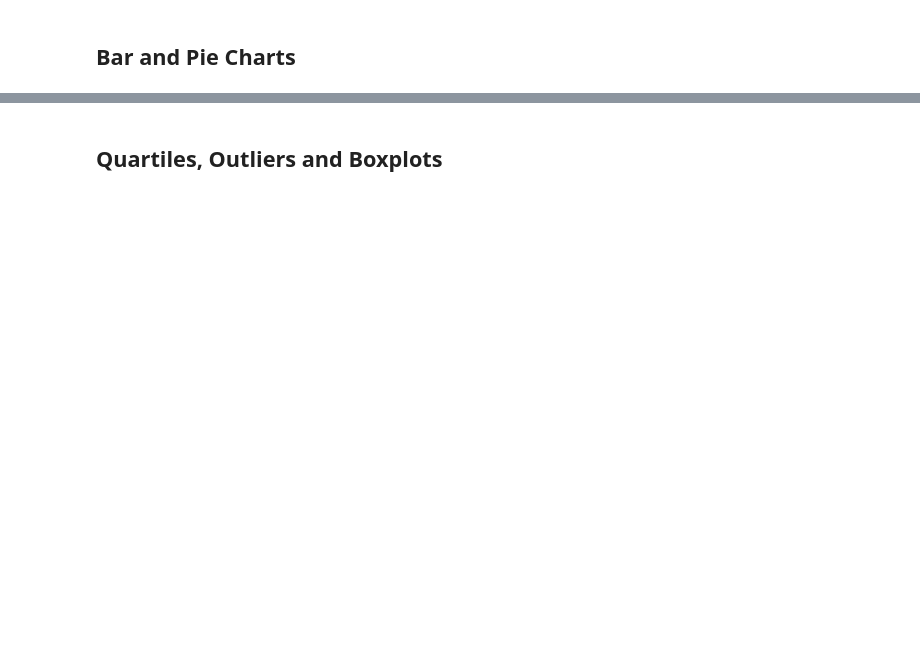
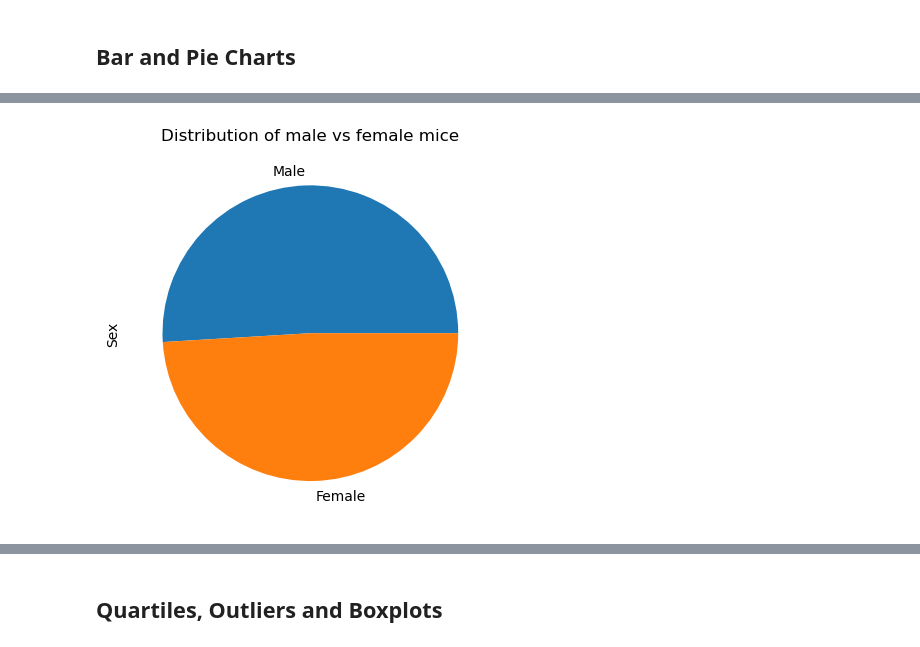
Before and after one commit to Berli85/Childers_SMU_HW_2023, a Jupyter notebook: 05-Data Visualization/Childers Submission 5/pymaceuticals_starter-Childers.ipynb, the cells around one changed output, grey strips where cells are left out. Cells and saved outputs as stored; diff of their text form; code cells hidden in the pictures; blank space fills up the shorter version.

```diff
--- a/05-Data Visualization/Childers Submission 5/pymaceuticals_starter-Childers.ipynb
+++ b/05-Data Visualization/Childers Submission 5/pymaceuticals_starter-Childers.ipynb
@@ -213,2 +265,7 @@ ValueError: If using all scalar values, you must pass an index
+# %%
+pandas_piechart.plot(kind="pie", title="Distribution of male vs female mice", ylabel="Sex")
+plt.show()
+# %% [output]
+[figure, added]
 # %%
 # Generate a pie plot showing the distribution of female versus male mice using pyplot
```
Also changed, not shown: parts of 22 cells of this notebook, 7 other files.
